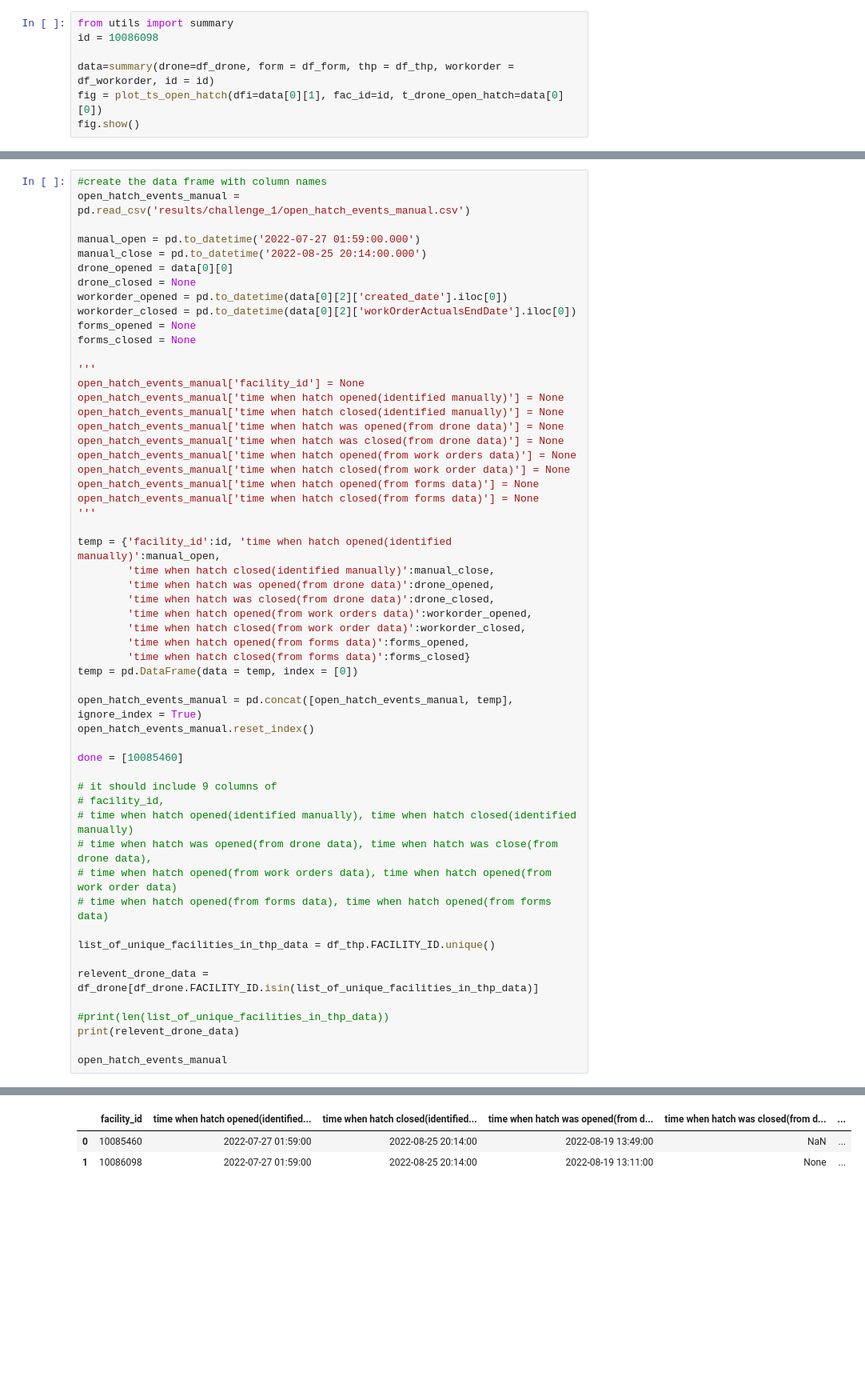
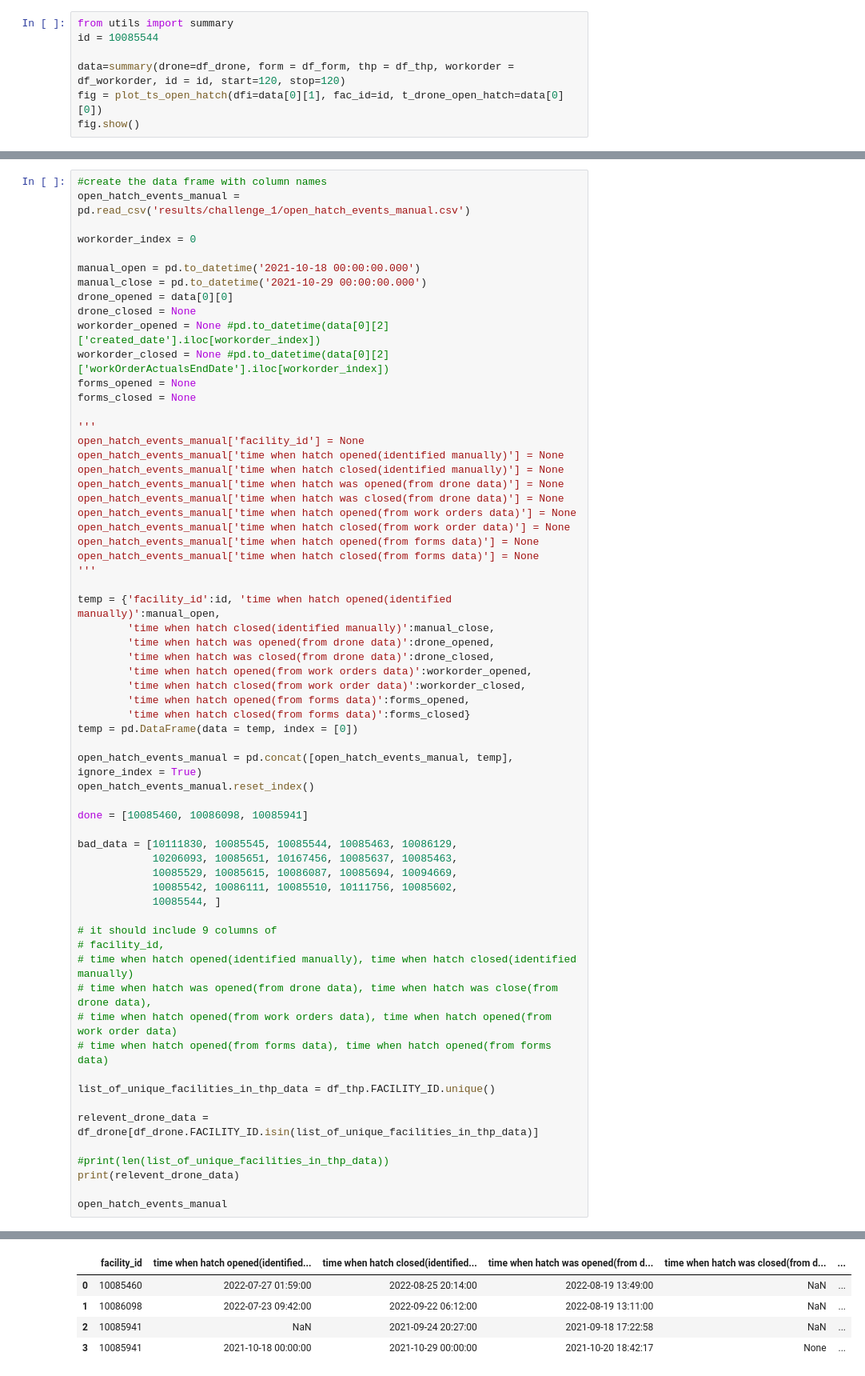
Before and after one commit to brycemines/mines-Innov8x-bpx-challenge-s23, a Jupyter notebook: instructions.ipynb, the cells around one changed output, grey strips where cells are left out. Shown at 80% size. Drawn from its saved outputs; the diff is of its cells as text; blank space fills up the shorter version.

Commit message:
Actual changes
this was supposed to be the commit from last time.

```diff
--- a/instructions.ipynb
+++ b/instructions.ipynb
@@ -141,9 +140,9 @@ fig = plot_ts_open_hatch(dfi=df_thp_460, fac_id=facility_id, t_drone_open_hatch=
 fig.show()
 # %%
 from utils import summary
-id = 10086098
+id = 10085544
 
-data=summary(drone=df_drone, form = df_form, thp = df_thp, workorder = df_workorder, id = id)
+data=summary(drone=df_drone, form = df_form, thp = df_thp, workorder = df_workorder, id = id, start=120, stop=120)
 fig = plot_ts_open_hatch(dfi=data[0][1], fac_id=id, t_drone_open_hatch=data[0][0])
 fig.show()
 # %% [output]
@@ -175,12 +174,14 @@ data
 #create the data frame with column names
 open_hatch_events_manual = pd.read_csv('results/challenge_1/open_hatch_events_manual.csv')
 
-manual_open = pd.to_datetime('2022-07-27 01:59:00.000')
-manual_close = pd.to_datetime('2022-08-25 20:14:00.000')
+workorder_index = 0
+
+manual_open = pd.to_datetime('2021-10-18 00:00:00.000')
+manual_close = pd.to_datetime('2021-10-29 00:00:00.000')
 drone_opened = data[0][0]
 drone_closed = None
-workorder_opened = pd.to_datetime(data[0][2]['created_date'].iloc[0])
-workorder_closed = pd.to_datetime(data[0][2]['workOrderActualsEndDate'].iloc[0])
+workorder_opened = None #pd.to_datetime(data[0][2]['created_date'].iloc[workorder_index])
+workorder_closed = None #pd.to_datetime(data[0][2]['workOrderActualsEndDate'].iloc[workorder_index])
 forms_opened = None
 forms_closed = None
 
@@ -209,7 +210,13 @@ temp = pd.DataFrame(data = temp, index = [0])
 open_hatch_events_manual = pd.concat([open_hatch_events_manual, temp], ignore_index = True)
 open_hatch_events_manual.reset_index()
 
-done = [10085460]
+done = [10085460, 10086098, 10085941]
+
+bad_data = [10111830, 10085545, 10085544, 10085463, 10086129,
+            10206093, 10085651, 10167456, 10085637, 10085463,
+            10085529, 10085615, 10086087, 10085694, 10094669,
+            10085542, 10086111, 10085510, 10111756, 10085602,
+            10085544, ]
 
 # it should include 9 columns of
 # facility_id,
@@ -219,34 +226,36 @@ done = [10085460]
 # time when hatch opened(from forms data), time when hatch opened(from forms data)
 
 list_of_unique_facilities_in_thp_data = df_thp.FACILITY_ID.unique()
 
 relevent_drone_data = df_drone[df_drone.FACILITY_ID.isin(list_of_unique_facilities_in_thp_data)]
 
 #print(len(list_of_unique_facilities_in_thp_data))
 print(relevent_drone_data)
 
 open_hatch_events_manual
 # %% [output]
           ASSET                      DTM  FACILITY_ID
 27      Permian  2022-08-19 13:49:00.000     10085460
 28      Permian  2022-08-19 13:11:00.000     10086098
 55      Permian  2022-06-07 12:06:24.000     10111830
 56      Permian  2022-05-24 09:09:00.000     10085545
 103     Permian  2022-02-19 11:20:00.000     10085544
 137     Permian  2022-01-28 16:22:58.000     10085463
 290     Permian  2021-10-25 16:30:20.000     10086129
 297     Permian  2021-10-20 18:42:17.000     10085941
 362     Permian  2021-09-18 17:22:58.000     10085941
 363   Hawkville  2021-09-17 10:50:00.000     10206093
 386     Permian  2021-08-18 17:47:38.000     10085651
 ... (26 lines left out)
 1124    Permian  2019-10-05 13:58:57.000     10085744
 1128    Permian  2019-10-04 12:42:00.000     10086084
 1180    Permian  2019-07-09 12:44:00.000     10085510
 1229    Permian  2019-05-05 12:24:39.000     10085514
 |  | facility_id | time when hatch opened(identified... | time when hatch closed(identified... | time when hatch was opened(from d... | time when hatch was closed(from d... | ... |
 | 0 | 10085460 | 2022-07-27 01:59:00 | 2022-08-25 20:14:00 | 2022-08-19 13:49:00 | NaN | ... |
-| 1 | 10086098 | 2022-07-27 01:59:00 | 2022-08-25 20:14:00 | 2022-08-19 13:11:00 | None | ... |
+| 1 | 10086098 | 2022-07-23 09:42:00 | 2022-09-22 06:12:00 | 2022-08-19 13:11:00 | NaN | ... |
+| 2 | 10085941 | NaN | 2021-09-24 20:27:00 | 2021-09-18 17:22:58 | NaN | ... |
+| 3 | 10085941 | 2021-10-18 00:00:00 | 2021-10-29 00:00:00 | 2021-10-20 18:42:17 | None | ... |
 # %%
 #open_hatch_events_manual.to_csv('results/challenge_1/open_hatch_events_manual.csv')
 # %% [markdown]
```
Also changed, not shown: parts of 10 cells of this notebook, 2 other files.
